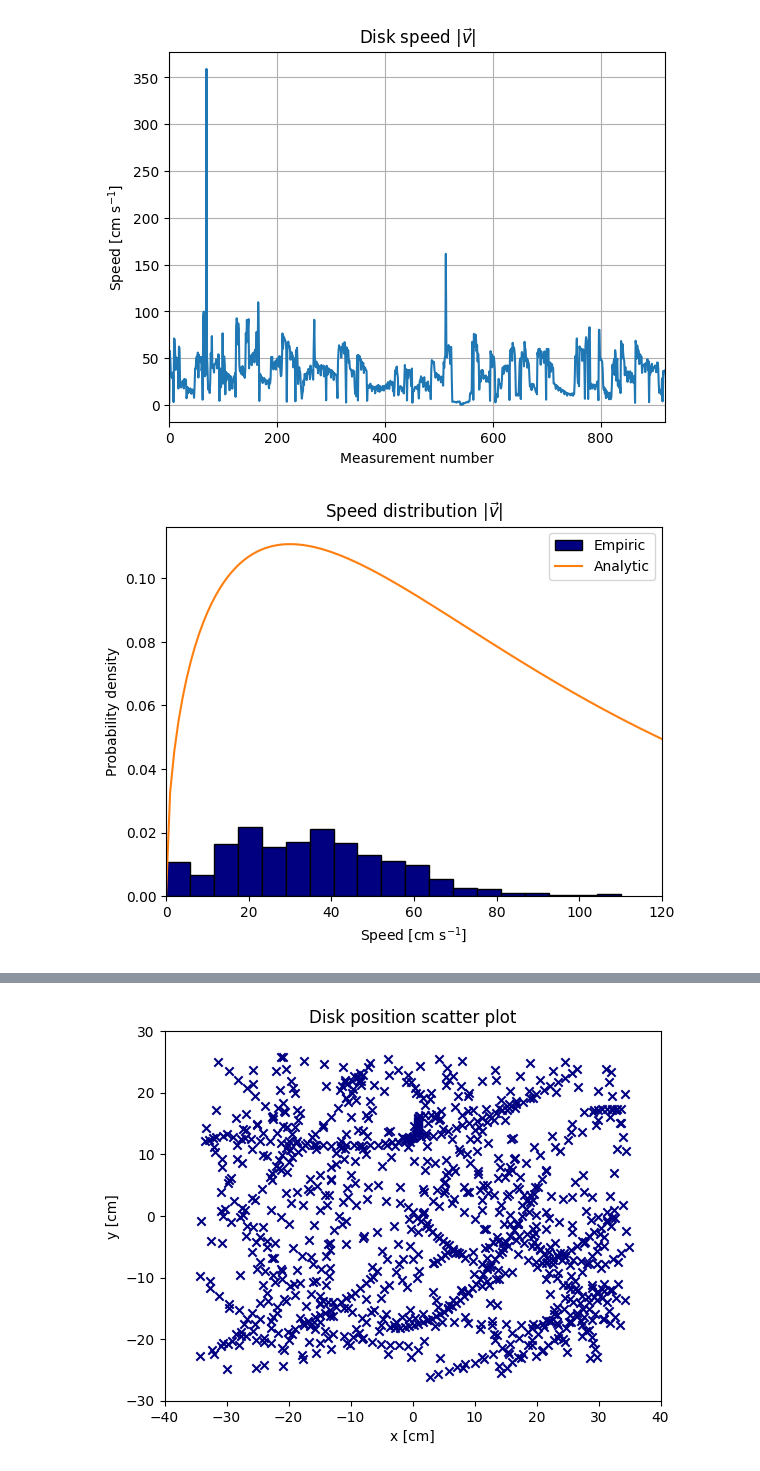
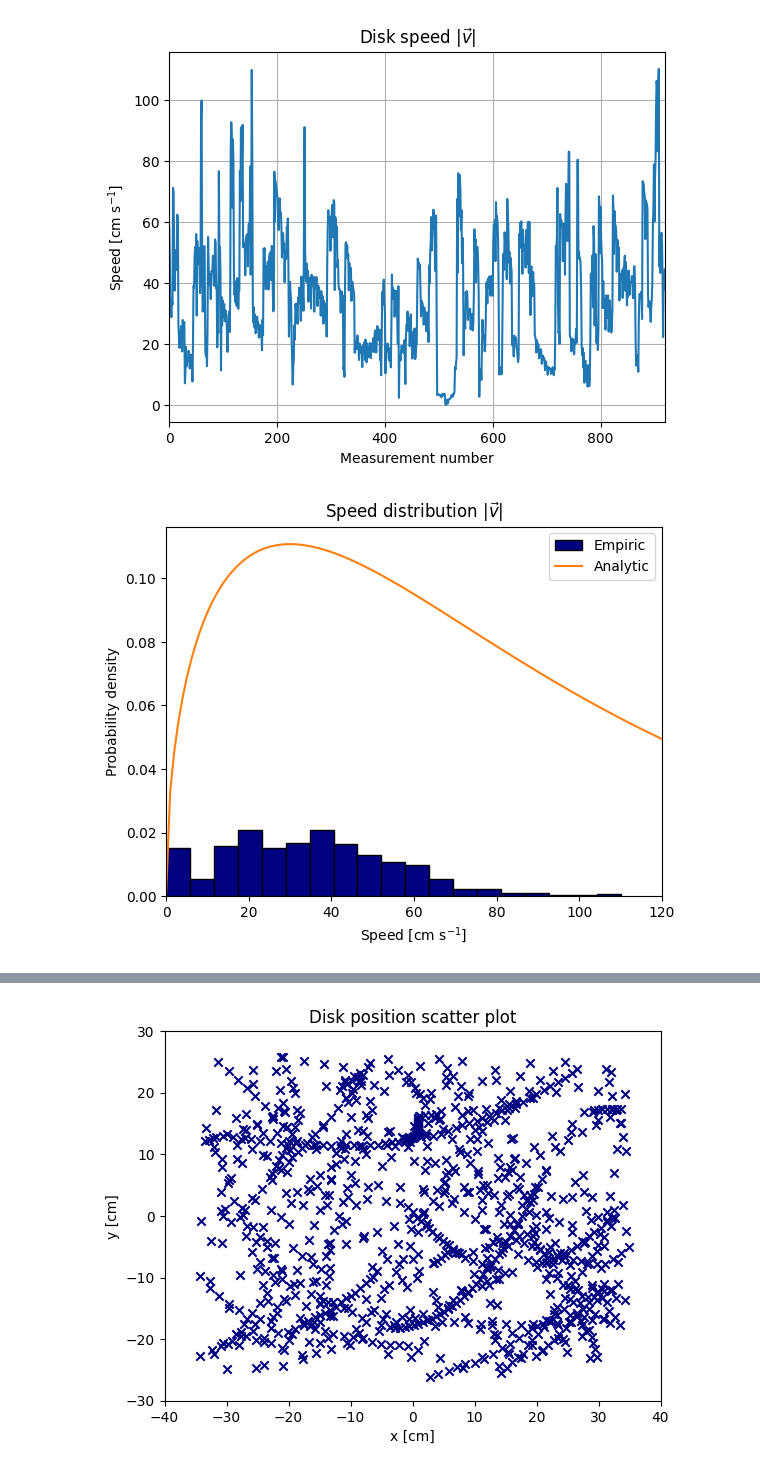
Before and after one commit to willidu/TFY4165, a Jupyter notebook: numeric2/numeric2.ipynb, the cells around one changed output, grey strips where cells are left out. Cells and saved outputs as stored; diff of their text form; code cells hidden in the pictures.

```diff
--- a/numeric2/numeric2.ipynb
+++ b/numeric2/numeric2.ipynb
@@ -10,21 +10,23 @@ def analyze_file(filename):
     df['y'] *= 0.22
     df['vx'] = np.diff(df['x'], prepend=0) / np.diff(df['t'], prepend=1)
     df['vy'] = np.diff(df['y'], prepend=0) / np.diff(df['t'], prepend=1)
+    df['vx'][0] = 0.
+    df['vy'][0] = 0.
     df['v_sq'] = df['vx'] ** 2 + df['vy'] ** 2
     return df
 
 # Matrise med t, x, y, vx, vy, v_sq som første dim.
-df = np.asarray(pd.concat([dfs for dfs in [analyze_file(os.path.join('data', file)) for file in os.listdir('data')]])).T
+df = np.asarray(pd.concat([analyze_file(os.path.join('data', file)) for file in os.listdir('data')])).T
 # %%
-plt.plot(np.sqrt(df[-1]))
+plt.plot(np.sqrt(df[-1])[df[-1]!=0.])
 plt.xlabel('Measurement number')
 plt.ylabel('Speed [cm s$^{-1}$]')
 plt.title(r'Disk speed |$\vec{v}$|')
 plt.xlim(0, 920)
 plt.grid()
 plt.show()
 # %% [output]
-[figure, old version]
+[figure, new version]
 # %%
 def speed_distr_analytic(v_sq):
     B = 1. / np.average(v_sq)
@@ -39,7 +41,7 @@ plt.title(r'Speed distribution |$\vec{v}$|')
 plt.legend()
 plt.show()
 # %% [output]
-[figure, old version]
+[figure, new version]
 # %%
 def component_prob(v_comp, B):
     return np.sqrt(B / np.pi) * np.exp(-B * v_comp ** 2)
```
Also changed, not shown: parts of 6 cells of this notebook, 4 other files.
